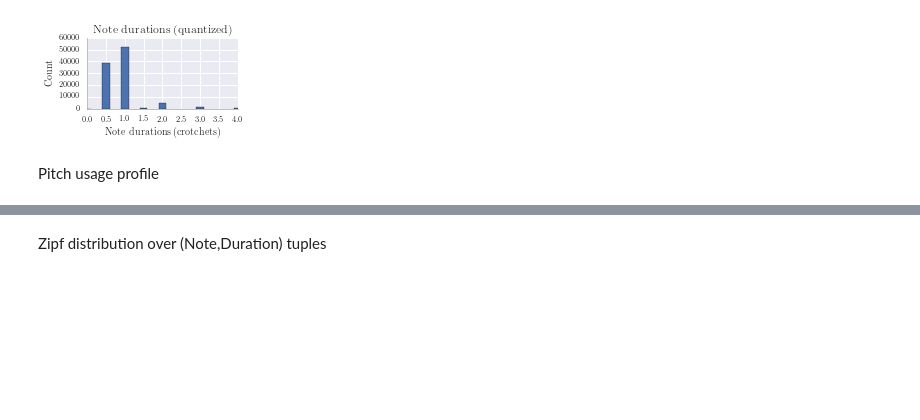
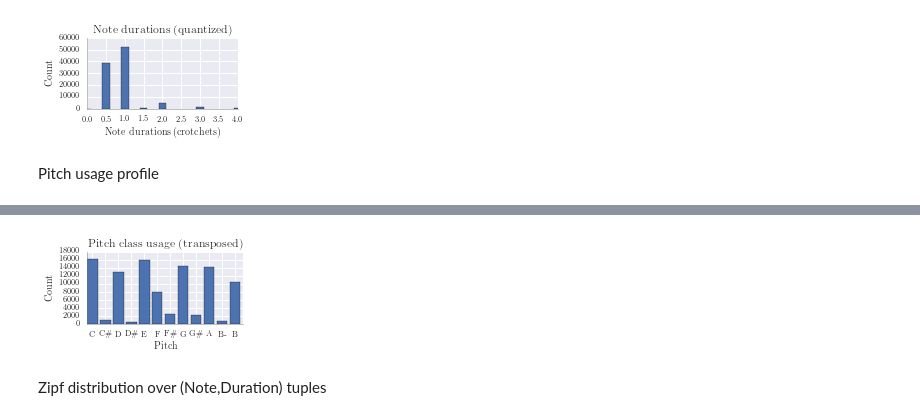
Before and after one commit to feynmanliang/bachbot-thesis, a Jupyter notebook: jupyter-notebooks/Corpus studies.ipynb, the cells around one changed output, grey strips where cells are left out. Drawn from its saved outputs; the diff is of its cells as text; code cells hidden in the pictures; blank space fills up the shorter version.

```diff
--- a/jupyter-notebooks/Corpus studies.ipynb
+++ b/jupyter-notebooks/Corpus studies.ipynb
@@ -244,16 +272,18 @@ fig.savefig('pitch-usage-original.pgf', bbox_inches='tight', dpi=300)
 # %%
 fig, ax = plt.subplots(1, 1)
-latexify(columns=2)
+latexify(columns=1)
 
-data, xTicks, _ = graph.PlotHistogramPitchSpace(catalog_transpose_quantize)._extractData()
+data, xTicks, _ = graph.PlotHistogramPitchClass(catalog_transpose_quantize)._extractData()
 ax.bar(*zip(*data))
 ax.set_xticks(zip(*xTicks)[0])
 ax.set_xticklabels(map(lambda x: x.replace('#', '\#'), zip(*xTicks)[1]))
 ax.set_xlabel('Pitch')
 ax.set_ylabel('Count')
-ax.set_title('Pitch usage (transposed)')
+ax.set_title('Pitch class usage (transposed)')
 
 format_axes(ax)
 fig.tight_layout()
 fig.show()
-fig.savefig('pitch-usage-preproc.pgf', bbox_inches='tight', dpi=300)
+fig.savefig('pitch-class-usage-preproc.pgf', bbox_inches='tight', dpi=300)
+# %% [output]
+[figure, added]
```
Also changed, not shown: parts of 14 cells of this notebook, 16 other files.
